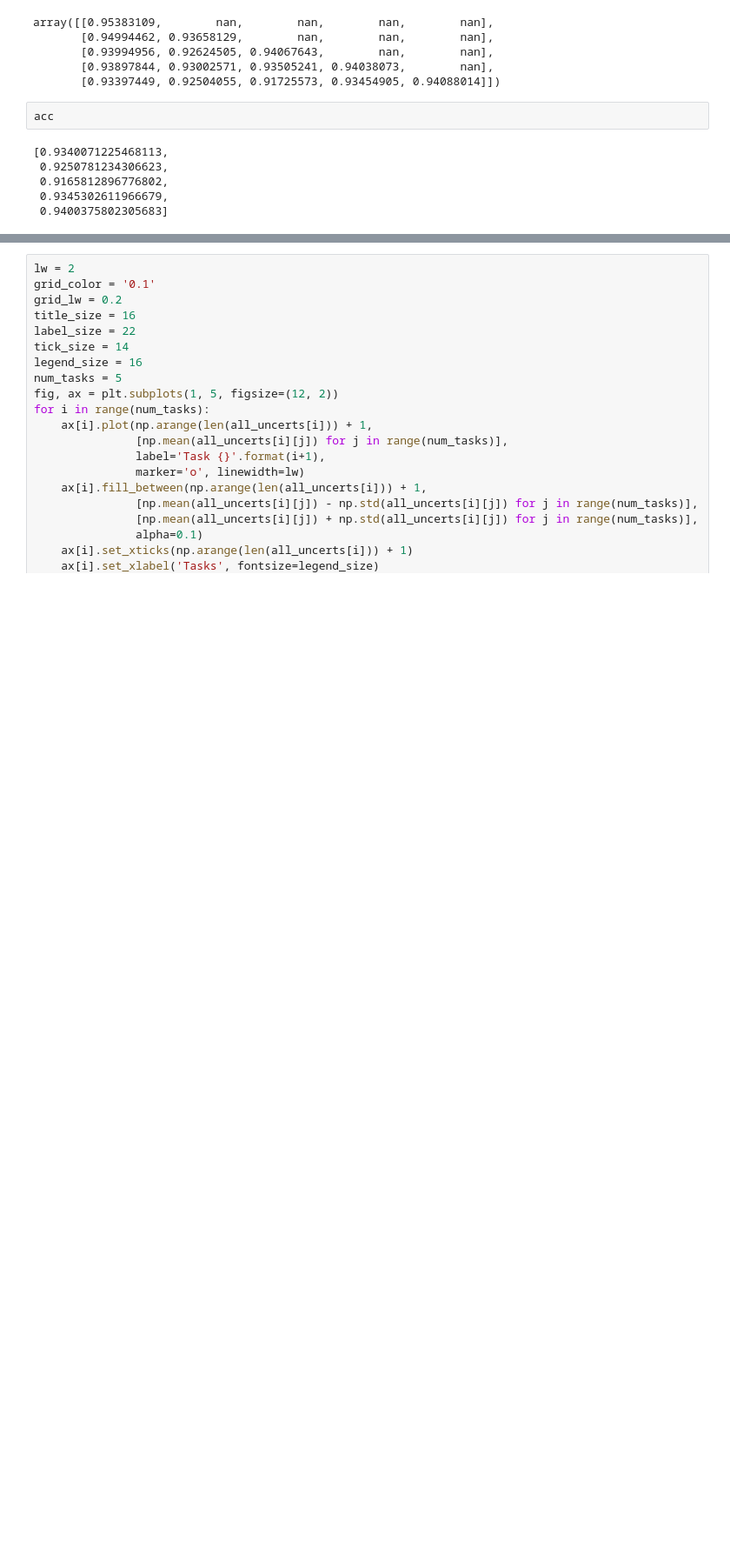
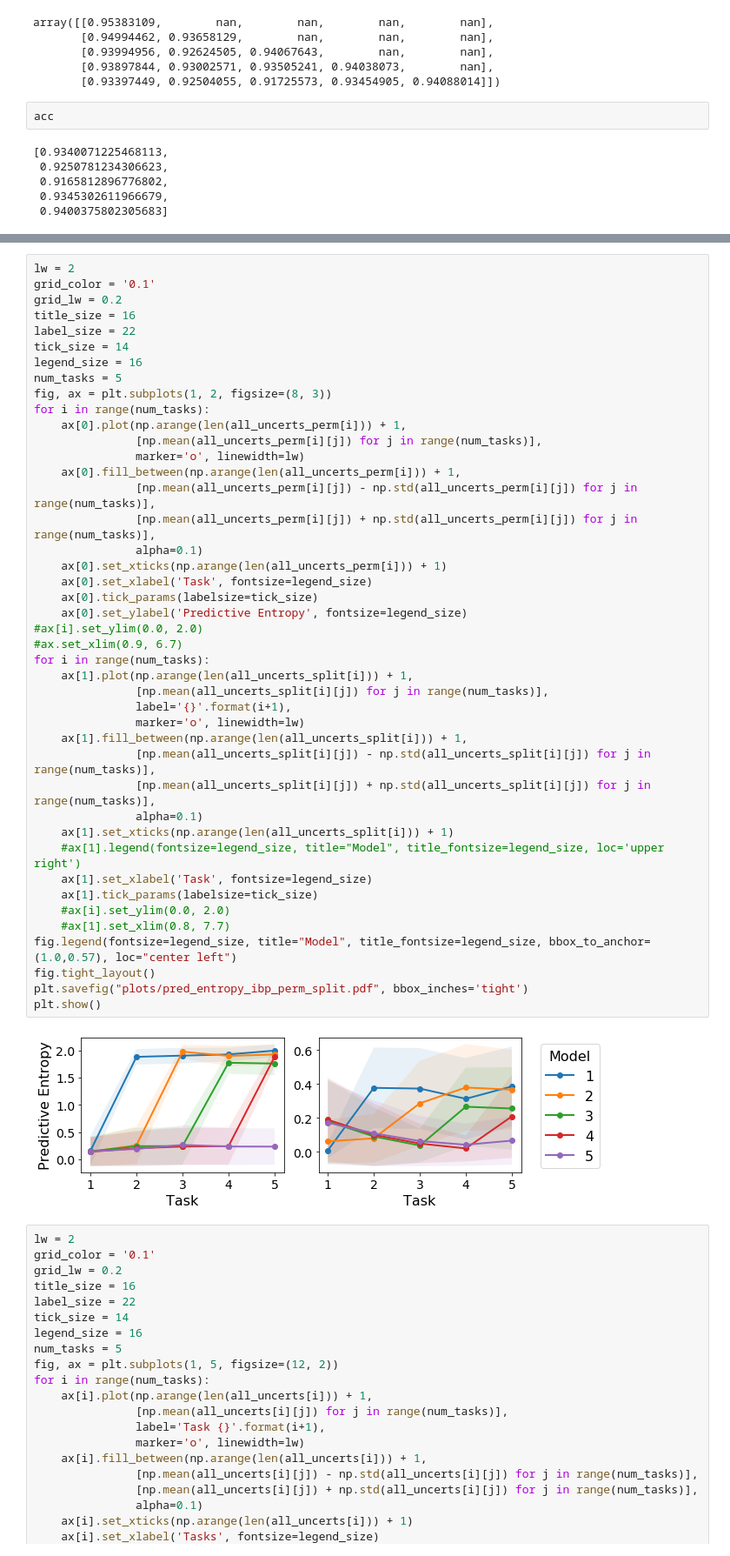
Before and after one commit to skezle/IBP_BNN, a Jupyter notebook: ddm/uncerts.ipynb, the cells around one changed output, grey strips where cells are left out. Shown at 87% size. Saved outputs shown, nothing was run; the diff lists cells and outputs as text; blank space fills up the shorter version.

```diff
--- a/ddm/uncerts.ipynb
+++ b/ddm/uncerts.ipynb
@@ -359,3 +361,48 @@ plt.show()
+# %%
+lw = 2
+grid_color = '0.1'
+grid_lw = 0.2
+title_size = 16
+label_size = 22
+tick_size = 14
+legend_size = 16
+num_tasks = 5
+fig, ax = plt.subplots(1, 2, figsize=(8, 3))
+for i in range(num_tasks):
+    ax[0].plot(np.arange(len(all_uncerts_perm[i])) + 1,
+               [np.mean(all_uncerts_perm[i][j]) for j in range(num_tasks)],
+               marker='o', linewidth=lw)
+    ax[0].fill_between(np.arange(len(all_uncerts_perm[i])) + 1,
+               [np.mean(all_uncerts_perm[i][j]) - np.std(all_uncerts_perm[i][j]) for j in range(num_tasks)],
+               [np.mean(all_uncerts_perm[i][j]) + np.std(all_uncerts_perm[i][j]) for j in range(num_tasks)],
+               alpha=0.1)
+    ax[0].set_xticks(np.arange(len(all_uncerts_perm[i])) + 1)
+    ax[0].set_xlabel('Task', fontsize=legend_size)
+    ax[0].tick_params(labelsize=tick_size)
+    ax[0].set_ylabel('Predictive Entropy', fontsize=legend_size)
+#ax[i].set_ylim(0.0, 2.0)
+#ax.set_xlim(0.9, 6.7)
+for i in range(num_tasks):
+    ax[1].plot(np.arange(len(all_uncerts_split[i])) + 1,
+               [np.mean(all_uncerts_split[i][j]) for j in range(num_tasks)],
+               label='{}'.format(i+1),
+               marker='o', linewidth=lw)
+    ax[1].fill_between(np.arange(len(all_uncerts_split[i])) + 1,
+               [np.mean(all_uncerts_split[i][j]) - np.std(all_uncerts_split[i][j]) for j in range(num_tasks)],
+               [np.mean(all_uncerts_split[i][j]) + np.std(all_uncerts_split[i][j]) for j in range(num_tasks)],
+               alpha=0.1)
+    ax[1].set_xticks(np.arange(len(all_uncerts_split[i])) + 1)
+    #ax[1].legend(fontsize=legend_size, title="Model", title_fontsize=legend_size, loc='upper right')
+    ax[1].set_xlabel('Task', fontsize=legend_size)
+    ax[1].tick_params(labelsize=tick_size)
+    #ax[i].set_ylim(0.0, 2.0)
+    #ax[1].set_xlim(0.8, 7.7)
+fig.legend(fontsize=legend_size, title="Model", title_fontsize=legend_size, bbox_to_anchor=(1.0,0.57), loc="center left")
+fig.tight_layout()
+plt.savefig("plots/pred_entropy_ibp_perm_split.pdf", bbox_inches='tight')
+plt.show()
+# %% [output]
+[figure, added]
 # %%
 lw = 2
 grid_color = '0.1'
```
Also changed, not shown: parts of 6 cells of this notebook, 15 other files.
